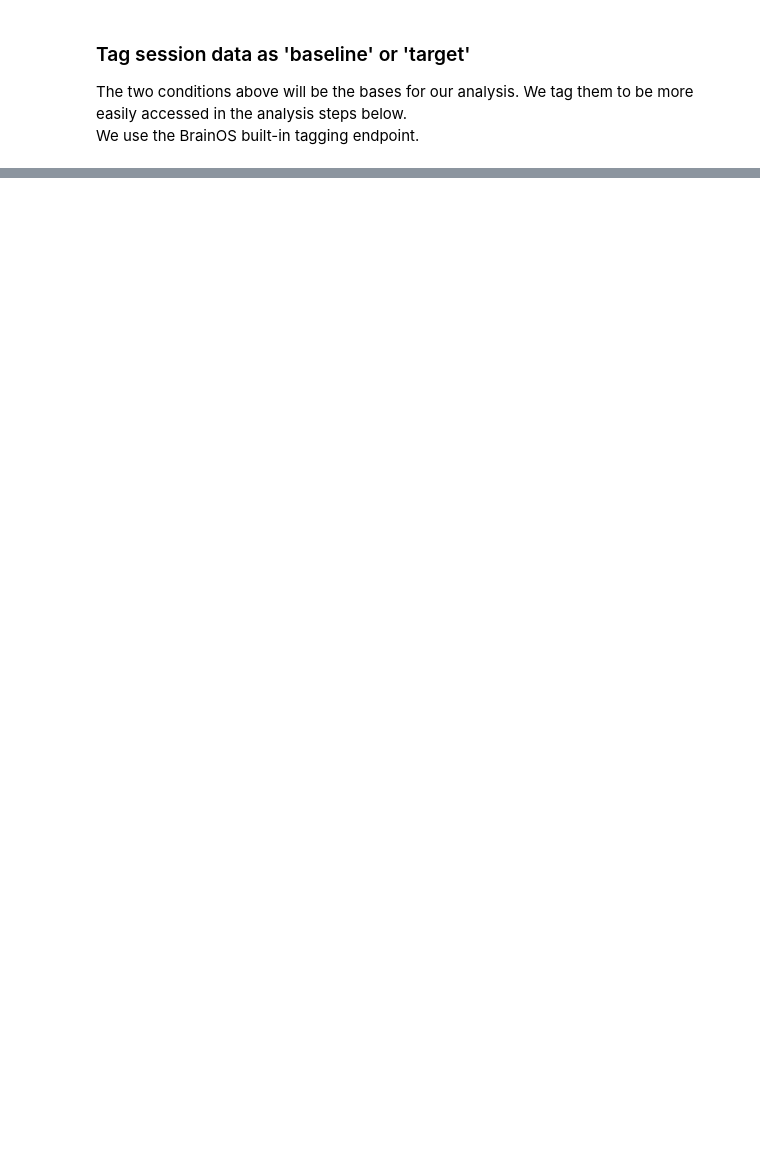
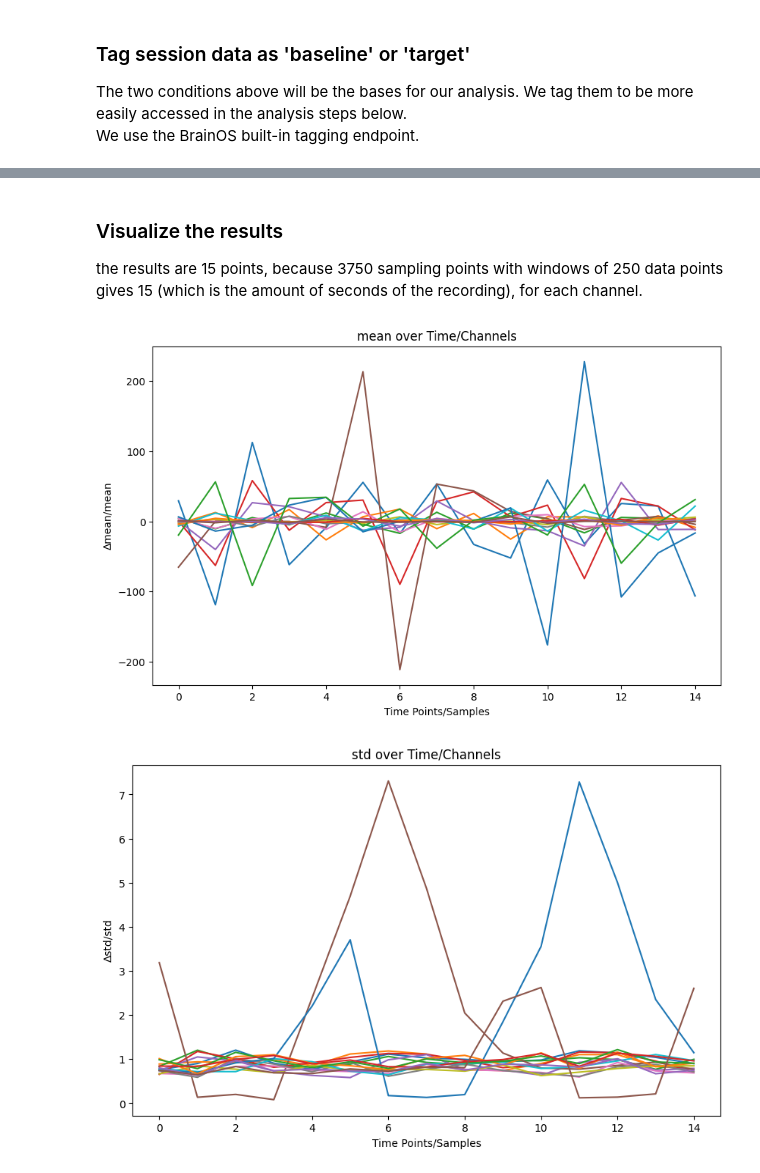
Before and after one commit to Olocufier/HABSlib, a Jupyter notebook: notebooks/HABSlib_105.ipynb, the cells around one changed output, grey strips where cells are left out. Cells and saved outputs as stored; diff of their text form; code cells hidden in the pictures; blank space fills up the shorter version.

```diff
--- a/notebooks/HABSlib_105.ipynb
+++ b/notebooks/HABSlib_105.ipynb
@@ -259,0 +374,15 @@ processed_data: [0.81539291 0.81223681 0.81800695 0.80608358 0.81698663 0.816817
+# %% [markdown]
+### Visualize the results
+the results are 15 points, because 3750 sampling points with windows of 250 data points gives 15 (which is the amount of seconds of the recording), for each channel.
+# %%
+# print(feature_results)
+for feature_name, feature_data in feature_results.items():
+    plt.figure(figsize=(10, 6))
+    plt.plot(feature_data.T)
+    plt.title(f'{feature_name} over Time/Channels')
+    plt.xlabel('Time Points/Samples')
+    plt.ylabel(f'∆{feature_name}/{feature_name}')
+    plt.show()
+# %% [output]
+[figure, added]
+[figure, added]
```
Also changed, not shown: parts of 15 cells of this notebook.
